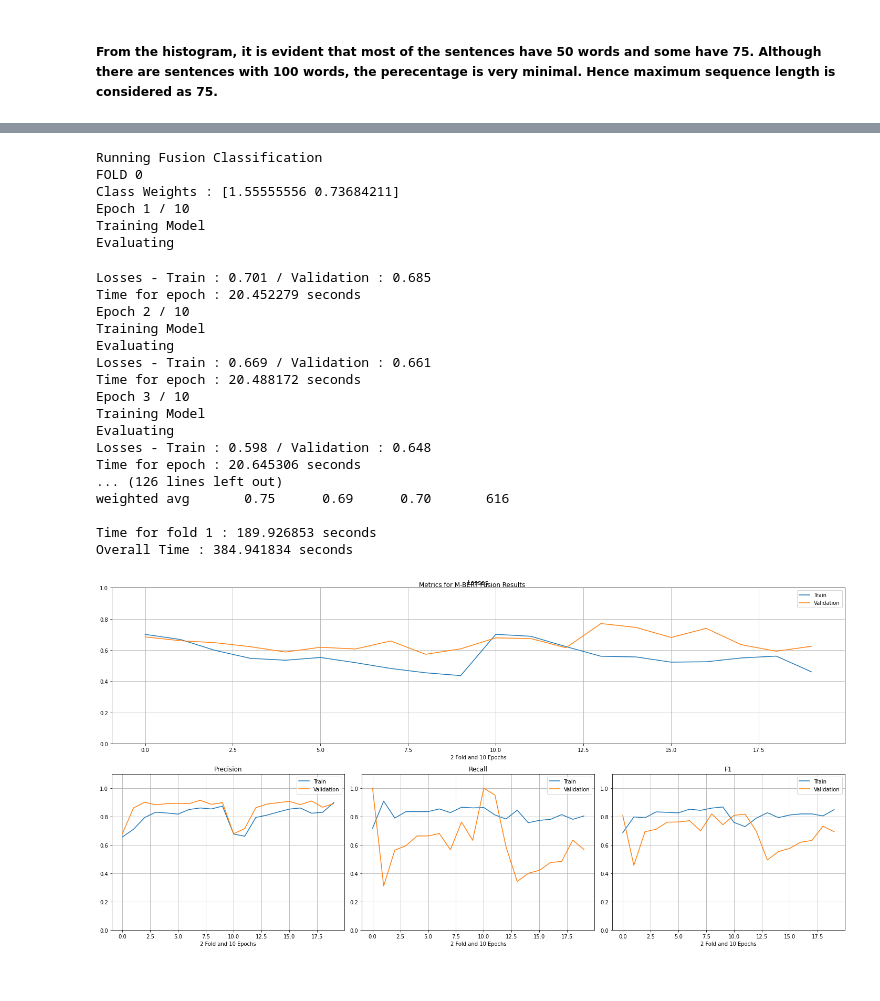
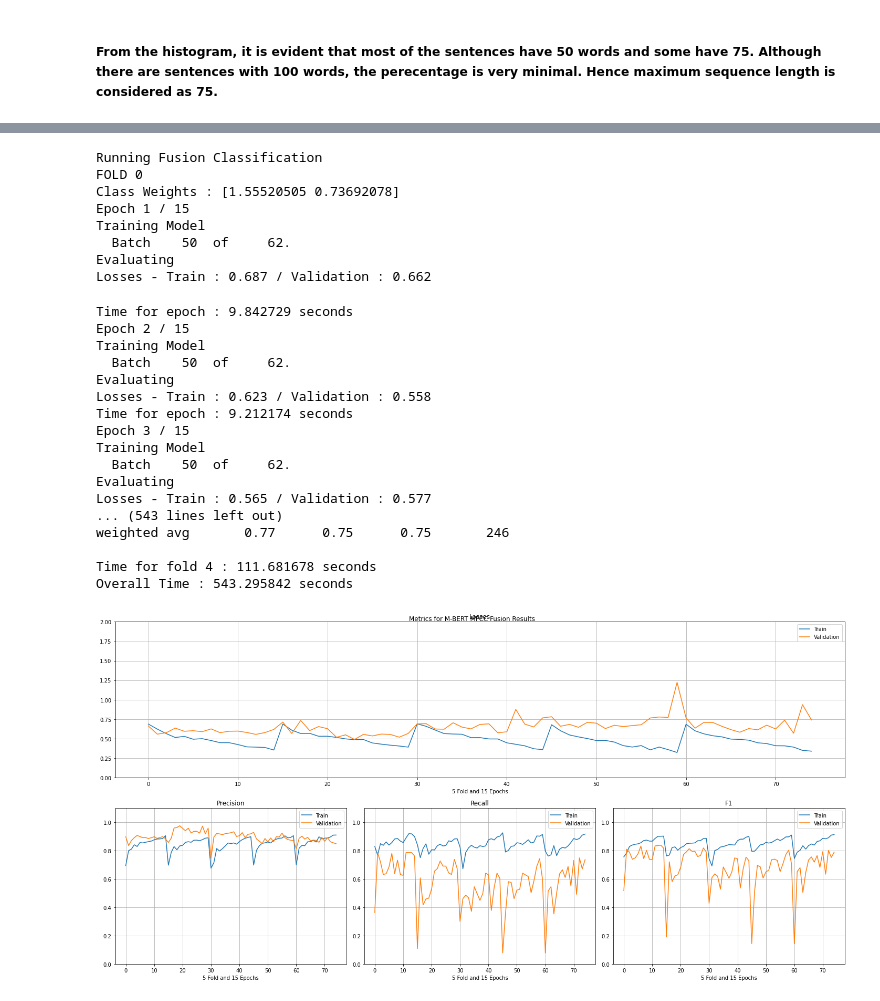
Before and after one commit to pradeep-miriyala/multi-modal-aud-nlp-models, a Jupyter notebook: notebooks/MBERT_Simplified.ipynb, the cells around one changed output, grey strips where cells are left out. Cells and saved outputs as stored; diff of their text form; code cells hidden in the pictures.

Commit message:
Reran and captured results.

```diff
--- a/notebooks/MBERT_Simplified.ipynb
+++ b/notebooks/MBERT_Simplified.ipynb
@@ -86,35 +84,37 @@ txt_only_results[1].sort_values(by=['validation_f1', 'train_f1'], ascending=Fals
 # %%
 mfcc_fusion_results = run_k_fold(base_model, gpu, data, sequences, attention_masks, targets, fusion=FusionTypes.MFCC,
-                                       k_folds=2, epochs=10, balance_classes=True, dropout_level=0.1, lr=2e-4,
+                                       k_folds=5, epochs=15, balance_classes=True, dropout_level=0.1, lr=2e-4,
                                        max_seq_len=MAX_SEQ_LEN, n_layers=3, clip_at=1.0, img_path=IMG_PATH, hidden_dim=256)
 # %% [output]
 Running Fusion Classification
 FOLD 0
-Class Weights : [1.55555556 0.73684211]
-Epoch 1 / 10
+Class Weights : [1.55520505 0.73692078]
+Epoch 1 / 15
 Training Model
+  Batch    50  of     62.
 Evaluating
+Losses - Train : 0.687 / Validation : 0.662
-Losses - Train : 0.701 / Validation : 0.685
-Time for epoch : 20.452279 seconds
-Epoch 2 / 10
+Time for epoch : 9.842729 seconds
+Epoch 2 / 15
 Training Model
+  Batch    50  of     62.
 Evaluating
-Losses - Train : 0.669 / Validation : 0.661
-Time for epoch : 20.488172 seconds
-Epoch 3 / 10
+Losses - Train : 0.623 / Validation : 0.558
+Time for epoch : 9.212174 seconds
+Epoch 3 / 15
 Training Model
+  Batch    50  of     62.
 Evaluating
-Losses - Train : 0.598 / Validation : 0.648
-Time for epoch : 20.645306 seconds
-... (126 lines left out)
-weighted avg       0.75      0.69      0.70       616
+Losses - Train : 0.565 / Validation : 0.577
+... (543 lines left out)
+weighted avg       0.77      0.75      0.75       246
 
-Time for fold 1 : 189.926853 seconds
-Overall Time : 384.941834 seconds
+Time for fold 4 : 111.681678 seconds
+Overall Time : 543.295842 seconds
 # %%
-plot_results(mfcc_fusion_results[0],'M-BERT Fusion Results')
+plot_results(mfcc_fusion_results[0],'M-BERT MFCC Fusion Results')
 # %% [output]
-[figure, old version]
+[figure, new version]
 # %%
 mfcc_fusion_results[1].sort_values(by=['validation_f1', 'train_f1'], ascending=False)
 # %% [output]
```
Also changed, not shown: parts of 8 cells of this notebook, 4 other files.
